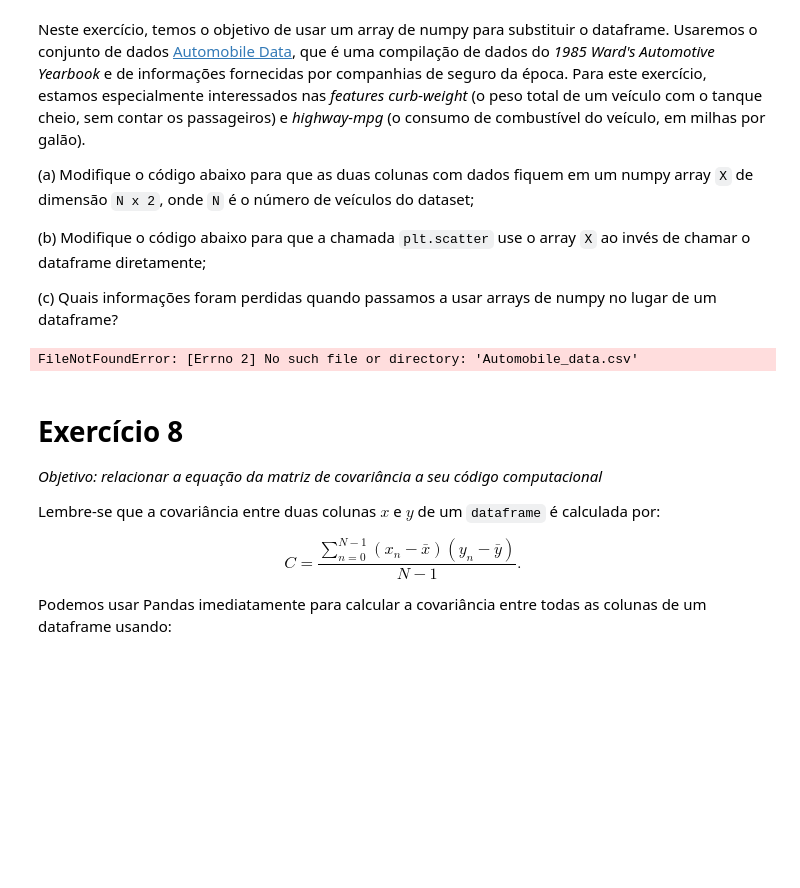
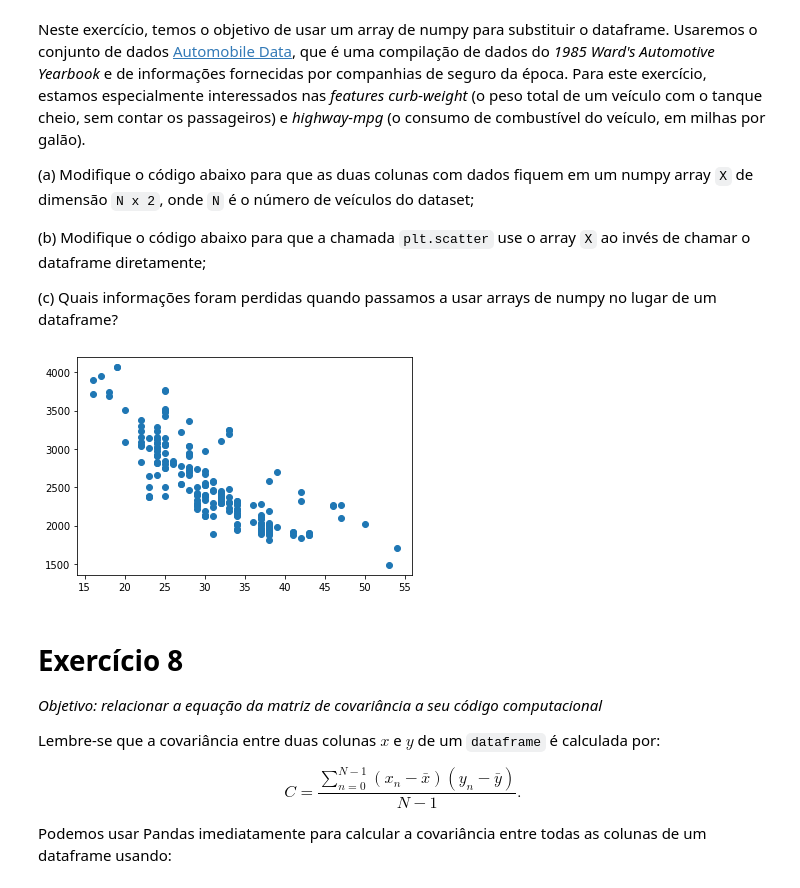
Before and after one commit to tiagoft/alglin-alunos, a Jupyter notebook: 05-autovetores_e_autovalores.ipynb, the cells around one changed output. Saved outputs shown, nothing was run; the diff lists cells and outputs as text; code cells hidden in the pictures; blank space fills up the shorter version.

```diff
--- a/05-autovetores_e_autovalores.ipynb
+++ b/05-autovetores_e_autovalores.ipynb
@@ -544,12 +581,14 @@ Neste exercício, temos o objetivo de usar um array de numpy para substituir o d
 # %%
 df = pd.read_csv('Automobile_data.csv')
 features = ["highway-mpg", "curb-weight"]
 df = df[features]
+X = df.to_numpy()
 plt.figure()
-plt.scatter(df['curb-weight'], df['highway-mpg'])
+plt.scatter(X[:,0], X[:,1])
 plt.show()
+# informação perdida é o nome da coluna, mas se ganha tempo de processamento
 # %% [output]
-FileNotFoundError: [Errno 2] No such file or directory: 'Automobile_data.csv'
+[figure, added]
 # %% [markdown]
 # Exercício 8
 
```
Also changed, not shown: parts of 15 cells of this notebook, 1 other file.
